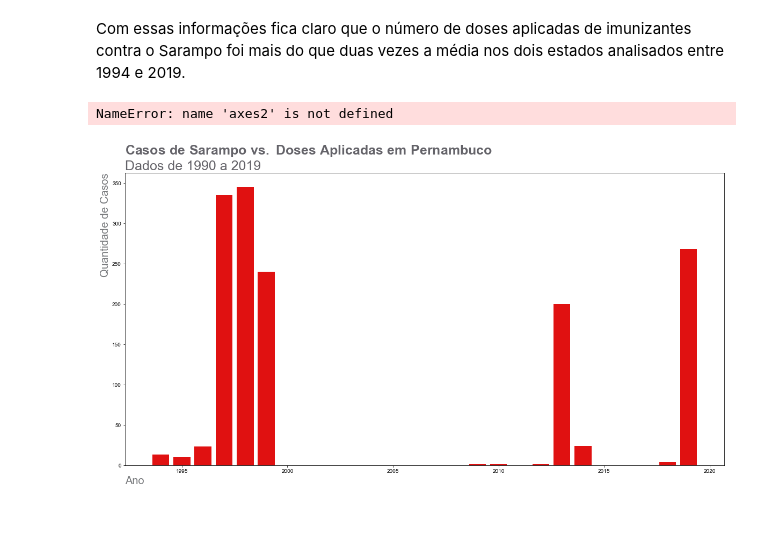
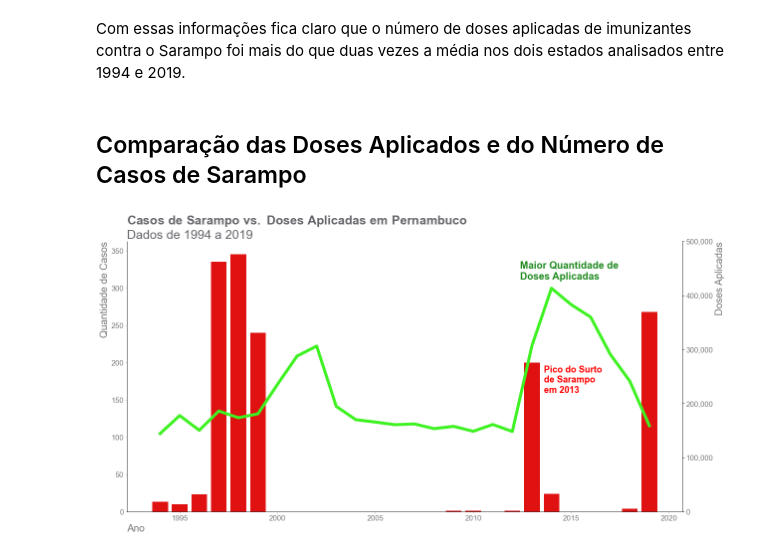
Before and after one commit to diascarolina/vacinacao-geral-no-brasil, a Jupyter notebook: notebooks/sarampo.ipynb, the cells around one changed output. Drawn from its saved outputs; the diff is of its cells as text; code cells hidden in the pictures; blank space fills up the shorter version.

```diff
--- a/notebooks/sarampo.ipynb
+++ b/notebooks/sarampo.ipynb
@@ -350,4 +395,6 @@ print('\tA média de doses aplicadas contra o Sarampo entre 1994 e 2019 em Perna
         e no Ceará a média foi de 230.200 doses.
 # %% [markdown]
 Com essas informações fica claro que o número de doses aplicadas de imunizantes contra o Sarampo foi mais do que duas vezes a média nos dois estados analisados entre 1994 e 2019.
+# %% [markdown]
+## Comparação das Doses Aplicados e do Número de Casos de Sarampo
 # %%
@@ -358,42 +406,40 @@ quant_vac = quant_vac.drop('Total', axis = 1)
 # %%
 fig, axes = plt.subplots(figsize = (20, 10))
 
-plt.title('$\\bf{Casos\ de\ Sarampo\ vs.\ Doses\ Aplicadas\ em\ Pernambuco}$\nDados de 1990 a 2019',
+plt.title('$\\bf{Casos\ de\ Sarampo\ vs.\ Doses\ Aplicadas\ em\ Pernambuco}$\nDados de 1994 a 2019',
           loc = 'left', fontsize = 25, color = GRAY4)
 
 plt.bar(x = casos_sarampo.index, height = casos_sarampo['Pernambuco'], color = '#E01111')
 axes.set_xlabel('Ano', fontdict = {'fontsize': 20}, loc = 'left', color = GRAY5)
 axes.set_ylabel('Quantidade de Casos', fontdict = {'fontsize': 20}, loc = 'top', color = GRAY5)
-axes2.set_ylim(0, 350)
 
 axes2 = axes.twinx()
 quant_vac['Pernambuco'].T.plot(linewidth = 6, color = '#3EF222')
 axes2.set_ylabel('Doses Aplicadas', fontdict = {'fontsize': 20}, loc = 'top', color = GRAY5)
-
+axes2.set_ylim(0, 350)
 axes2.yaxis.set_major_formatter(ticker.StrMethodFormatter('{x:,.0f}'))
 axes2.set_ylim(0, 500000)
 
 axes.tick_params(color = 'darkgrey', bottom = 'off')
 axes.spines['bottom'].set_color('darkgrey')
 axes.spines['left'].set_color('darkgrey')
 axes.spines['right'].set_color('darkgrey')
 axes.spines['top'].set_visible(False)
 axes2.spines['top'].set_visible(False)
 
 for i in axes.get_yticklabels() + axes.get_xticklabels():
     i.set_fontsize(15)
     i.set_color(GRAY5)
 for i in axes2.get_yticklabels() + axes2.get_xticklabels():
     i.set_fontsize(15)
     i.set_color(GRAY5)
 
 plt.text(2012.4, 430000, 'Maior Quantidade de\nDoses Aplicadas', fontsize = 20, color = 'forestgreen', fontweight = 'bold')
 plt.text(2013.6, 220000, 'Pico do Surto\nde Sarampo\nem 2013', fontsize = 18, color = 'r', fontweight = 'bold')
 
 plt.show()
 # %% [output]
-NameError: name 'axes2' is not defined
-[figure, old version]
+[figure, new version]
 # %%
 fig, axes = plt.subplots(figsize = (20, 10))
 
```
Also changed, not shown: parts of 39 cells of this notebook, 1 other file.
